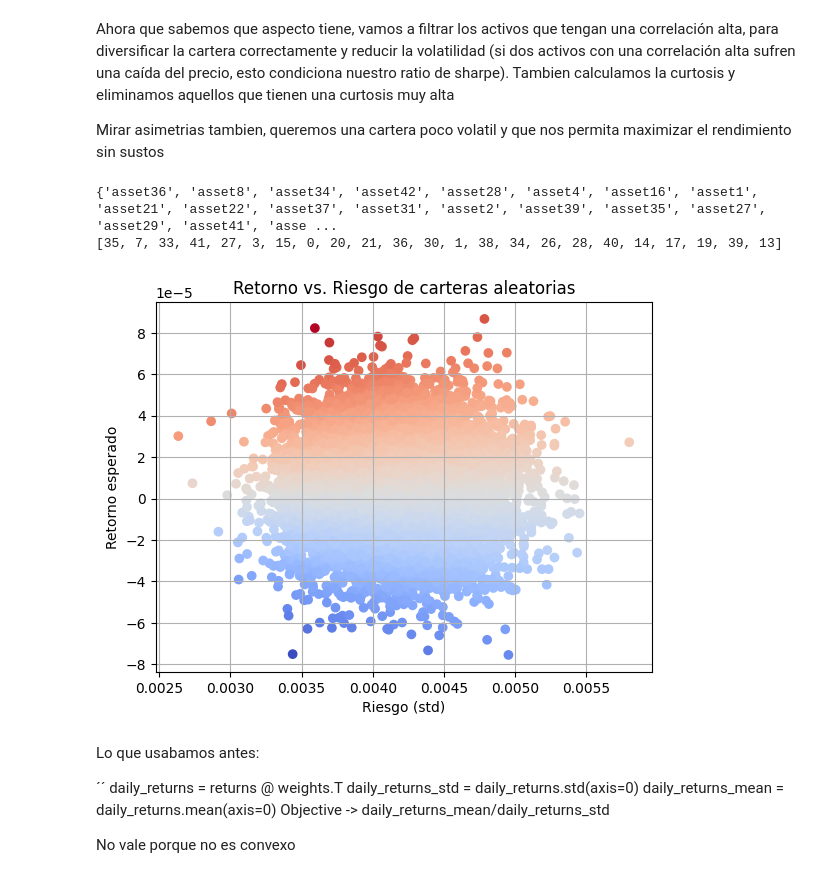
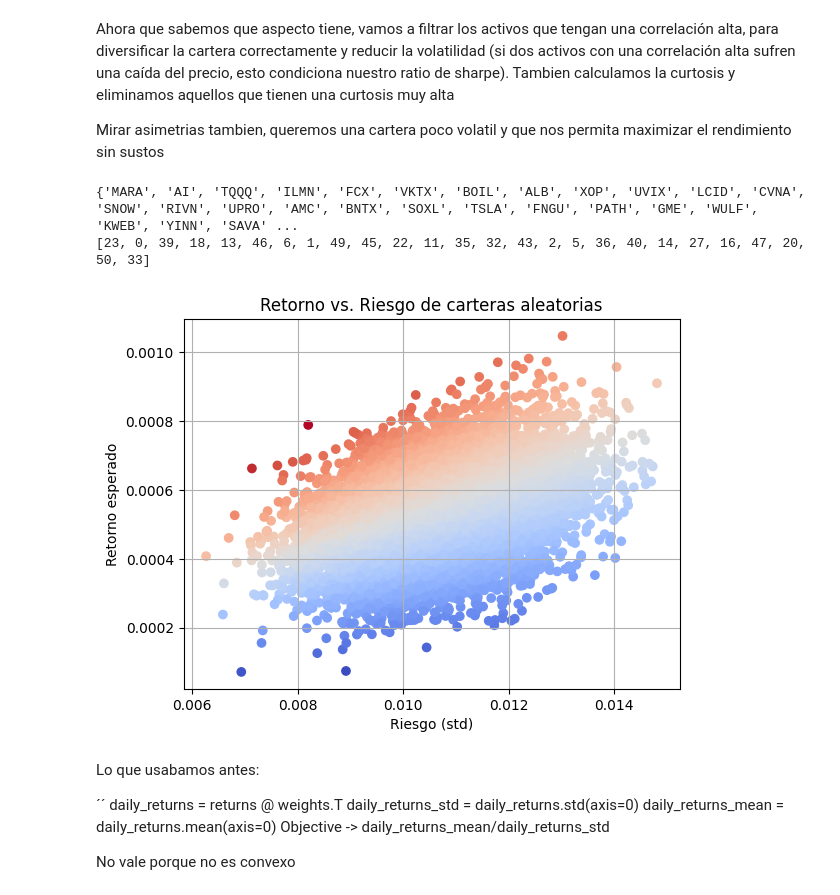
Before and after one commit to Juanjod54/MIAX_TB2.4, a Jupyter notebook: gestion_carteras.ipynb, the cells around one changed output. Cells and saved outputs as stored; diff of their text form; code cells hidden in the pictures.

```diff
--- a/gestion_carteras.ipynb
+++ b/gestion_carteras.ipynb
@@ -67,7 +67,7 @@ def get_data(csv=True):
         return yf.download(tickers, period="2y", interval="1d")['Close'].pct_change().dropna()
 # %%
 
-returns = get_data(csv=True)
+returns = get_data(csv=False)
 if not len(returns):
     exit(-1)
 
@@ -85,37 +86,37 @@ sharpe = returns.mean() / returns.std()
 drop = set()
 
 # Curtosis
 kurtosis = returns.kurtosis()
 for asset, _ in returns.items():
     if (kurtosis[asset] > 5):
         drop.add(asset)
 
 # Obtenemos la correlacion absoluta
 correlations = returns.corr().abs()
-correlated = correlations[(correlations >= 0.7) & (correlations < 1)].stack()
+correlated = correlations[(correlations >= 0.8) & (correlations < 1)].stack()
 
 for (a, b), _ in correlated.items():
     if a in drop or b in drop:
         continue
     if sharpe[a] > sharpe[b]:
         drop.add(b)
     else:
         drop.add(a)
 
 
 drop_indexes = [returns.columns.get_loc(col) for col in drop]
 
 print(drop)
 print(drop_indexes)
 
 mask = np.ones(len(returns.iloc[0]))
 mask[drop_indexes] = 0
 
 plot_sharpe(returns, mask)
 # %% [output]
-{'asset36', 'asset8', 'asset34', 'asset42', 'asset28', 'asset4', 'asset16', 'asset1', 'asset21', 'asset22', 'asset37', 'asset31', 'asset2', 'asset39', 'asset35', 'asset27', 'asset29', 'asset41', 'asse ...
-[35, 7, 33, 41, 27, 3, 15, 0, 20, 21, 36, 30, 1, 38, 34, 26, 28, 40, 14, 17, 19, 39, 13]
+{'MARA', 'AI', 'TQQQ', 'ILMN', 'FCX', 'VKTX', 'BOIL', 'ALB', 'XOP', 'UVIX', 'LCID', 'CVNA', 'SNOW', 'RIVN', 'UPRO', 'AMC', 'BNTX', 'SOXL', 'TSLA', 'FNGU', 'PATH', 'GME', 'WULF', 'KWEB', 'YINN', 'SAVA' ...
+[23, 0, 39, 18, 13, 46, 6, 1, 49, 45, 22, 11, 35, 32, 43, 2, 5, 36, 40, 14, 27, 16, 47, 20, 50, 33]
-[figure, old version]
+[figure, new version]
 # %% [markdown]
 Lo que usabamos antes:
 
```
Also changed, not shown: parts of 6 cells of this notebook.
